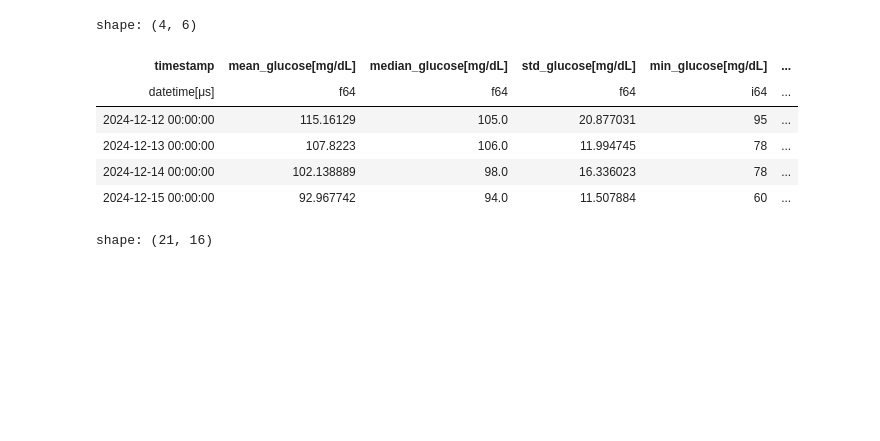
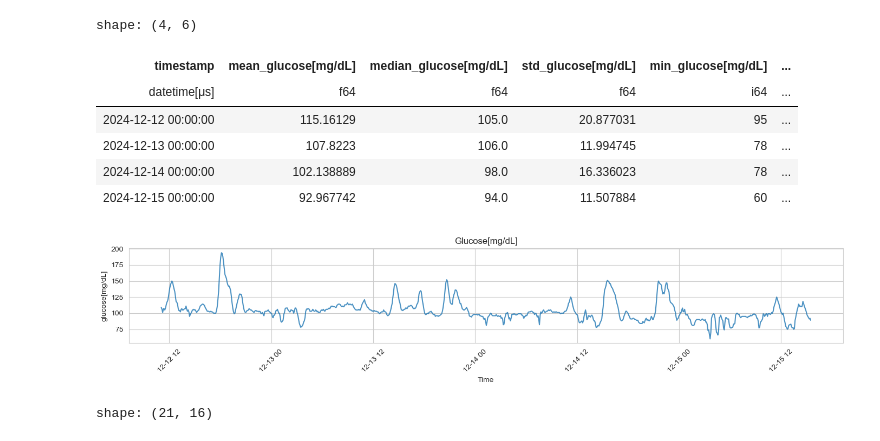
Before and after one commit to roman91DE/fitbitData, a Jupyter notebook: src/main.ipynb, the cells around one changed output. Cells and saved outputs as stored; diff of their text form; code cells hidden in the pictures; blank space fills up the shorter version.

```diff
--- a/src/main.ipynb
+++ b/src/main.ipynb
@@ -134,7 +136,7 @@ def plot_time_series_all_columns(
     for i, col in enumerate(numeric_columns, 1):
         plt.subplot(len(numeric_columns), 1, i)
         plt.plot(pandas_df[time_column], pandas_df[col], label=col, alpha=0.8)
-        plt.title(col)
+        plt.title(col[0].upper() + col[1:])
         plt.xlabel("Time")
         plt.ylabel(col)
         plt.grid(True)
@@ -296,14 +298,15 @@ q = (
 )
 
 
-q_agg = q.group_by_dynamic("timestamp", every="1d").agg(
+gcm_df = q.collect()
+
+gcm_df_agg = gcm_df.group_by_dynamic("timestamp", every="1d").agg(
     pl.col("glucose[mg/dL]").mean().name.prefix("mean_"),
     pl.col("glucose[mg/dL]").median().name.prefix("median_"),
     pl.col("glucose[mg/dL]").std().name.prefix("std_"),
     pl.col("glucose[mg/dL]").min().name.prefix("min_"),
     pl.col("glucose[mg/dL]").max().name.prefix("max_"),
 )
-gcm_df_agg = q_agg.collect()
 gcm_df_agg
 # %% [output]
 shape: (4, 6)
@@ -313,6 +316,15 @@ shape: (4, 6)
 | 2024-12-13 00:00:00 | 107.8223 | 106.0 | 11.994745 | 78 | ... |
 | 2024-12-14 00:00:00 | 102.138889 | 98.0 | 16.336023 | 78 | ... |
 | 2024-12-15 00:00:00 | 92.967742 | 94.0 | 11.507884 | 60 | ... |
+# %%
+gcm_df
+
+plot_time_series_all_columns(
+    gcm_df,
+    "timestamp"
+)
+# %% [output]
+[figure, added]
 # %%
 df = (
     steps_df.select(pl.col(["timestamp", "steps"]))
```
Also changed, not shown: parts of 6 cells of this notebook.
